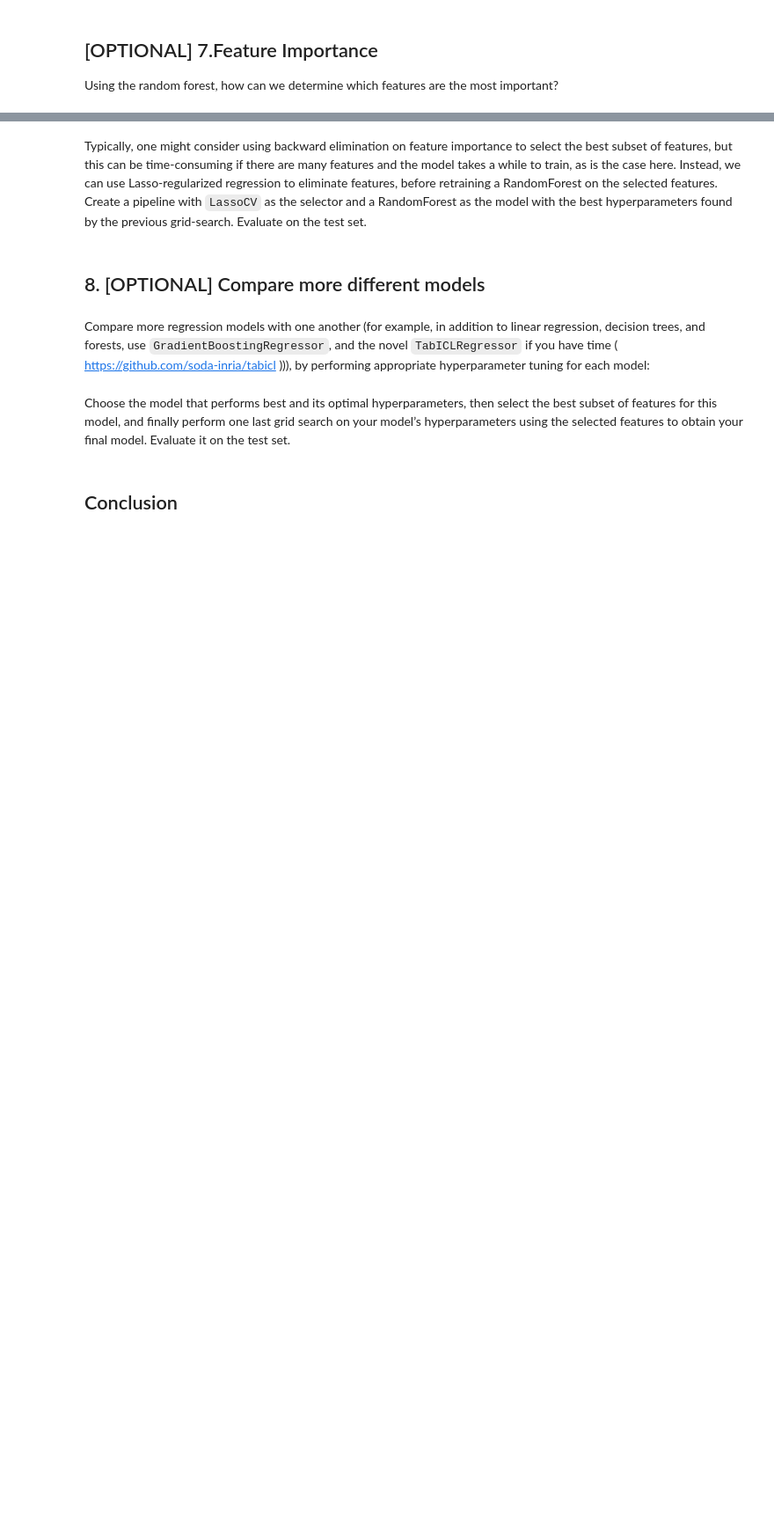
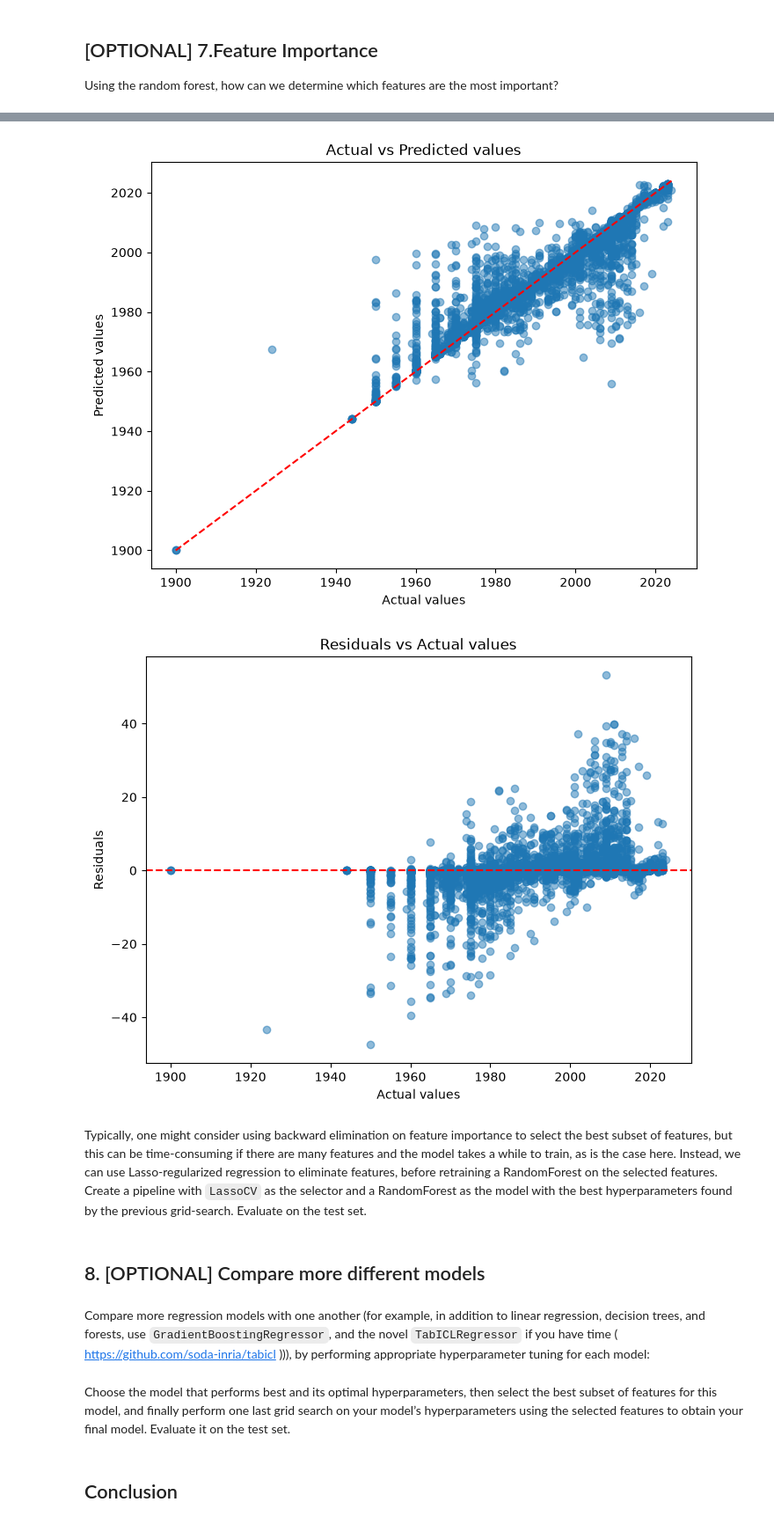
Before and after one commit to laumxt/ML-1, a Jupyter notebook: Notebooks/ML12_GridSearch_RandomForest_Eng_Alexia.ipynb, the cells around one changed output, grey strips where cells are left out. Shown at 88% size. Drawn from its saved outputs; the diff is of its cells as text; code cells hidden in the pictures; blank space fills up the shorter version.

```diff
--- a/Notebooks/ML12_GridSearch_RandomForest_Eng_Alexia.ipynb
+++ b/Notebooks/ML12_GridSearch_RandomForest_Eng_Alexia.ipynb
@@ -561,0 +733,8 @@ Using the random forest, how can we determine which features are the most import
+# %%
+# code et remarque ne sont pas tres predictifs --> voyons si on ameliore en les droppant
+df = pd.read_pickle('arbres_clean_Alexia.pkl')
+df.head()
+#drop missing annee de plantation
+df_dropped = df.dropna(subset=['anneedeplantation'])
+df_dropped = df_dropped.drop(columns=['code_parent_desc', 'remarques'])
+df_dropped.head()
@@ -561,0 +749,6 @@ Using the random forest, how can we determine which features are the most import
+# %%
+
+# do new train-test split without 'code' and 'remarques'
+X = df_dropped.drop(columns=['anneedeplantation'])
+y = df_dropped['anneedeplantation']
+X_train, X_test, y_train, y_test = train_test_split(X, y, test_size=0.2, random_state=42)
@@ -562,3 +805,32 @@ Using the random forest, how can we determine which features are the most import
+# %%
+
+
+# Visualisation of predictions.
+
+plt.figure(figsize=(8, 6))
+
+plt.scatter(y_test, y_pred_test, alpha=0.5)
+
+# Línea de predicción perfecta
+plt.plot([y_test.min(), y_test.max()],[y_test.min(), y_test.max()], 'r--')
+
+plt.xlabel('Actual values')
+plt.ylabel('Predicted values')
+plt.title('Actual vs Predicted values')
+plt.show()
+
+# Visualisation of residuals.
+residuals = y_test - y_pred_test
+plt.figure(figsize=(8, 6))
+plt.scatter(y_test, residuals, alpha=0.5)
+plt.axhline(y=0, color='r', linestyle='--')
+plt.xlabel('Actual values')
+plt.ylabel('Residuals')
+plt.title('Residuals vs Actual values')
+plt.show()
+# %% [output]
+[figure, added]
+[figure, added]
 # %% [markdown]
 Typically, one might consider using backward elimination on feature importance to select the best subset of features, but this can be time-consuming if there are many features and the model takes a while to train, as is the case here. Instead, we can use Lasso-regularized regression to eliminate features, before retraining a RandomForest on the selected features. Create a pipeline with `LassoCV` as the selector and a RandomForest as the model with the best hyperparameters found by the previous grid-search. Evaluate on the test set.
 # %%
```
Also changed, not shown: parts of 23 cells of this notebook.
